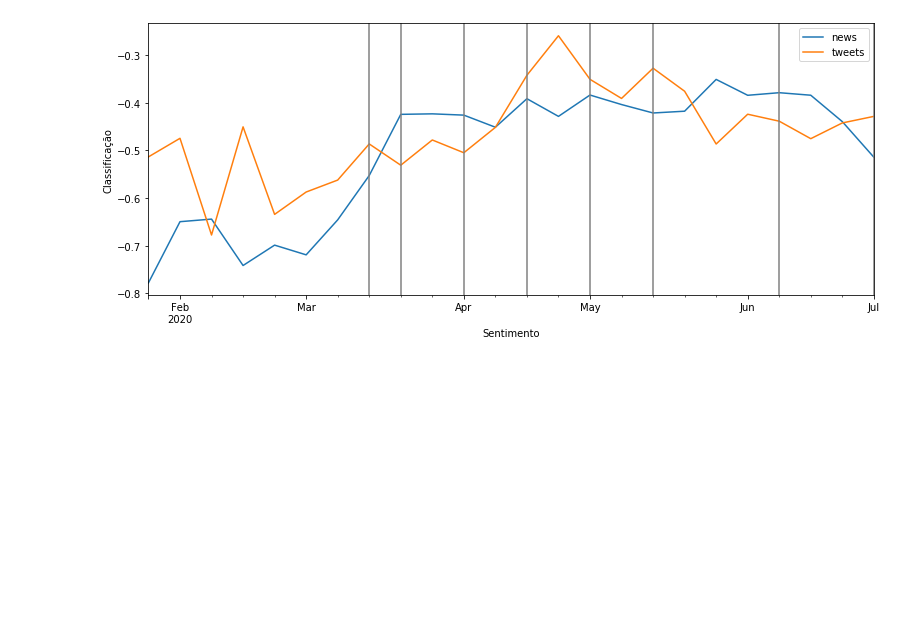
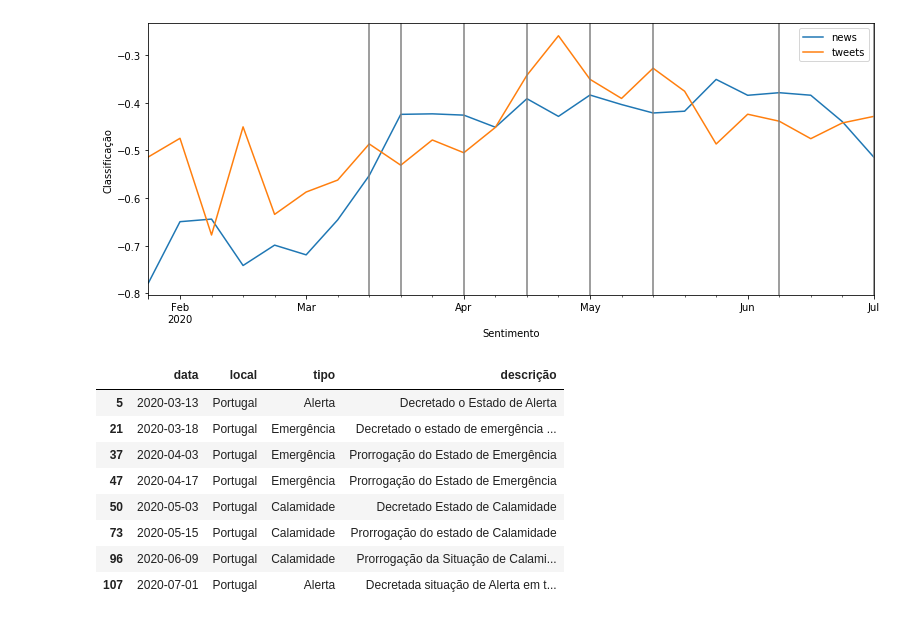
Before and after one commit to dssg-pt/miniproject-sentimentanalysis-covid, a Jupyter notebook: notebooks/news and tweets combined - analysis.ipynb, the cells around one changed output. Drawn from its saved outputs; the diff is of its cells as text; code cells hidden in the pictures; blank space fills up the shorter version.

```diff
--- a/notebooks/news and tweets combined - analysis.ipynb
+++ b/notebooks/news and tweets combined - analysis.ipynb
@@ -324,3 +336,15 @@ for row_id, row_values in df_medidas.iterrows():
 plt.show()
 # %% [output]
 [figure]
+# %%
+df_medidas
+# %% [output]
+|  | data | local | tipo | descrição |
+| 5 | 2020-03-13 | Portugal | Alerta | Decretado o Estado de Alerta |
+| 21 | 2020-03-18 | Portugal | Emergência | Decretado o estado de emergência ... |
+| 37 | 2020-04-03 | Portugal | Emergência | Prorrogação do Estado de Emergência |
+| 47 | 2020-04-17 | Portugal | Emergência | Prorrogação do Estado de Emergência |
+| 50 | 2020-05-03 | Portugal | Calamidade | Decretado Estado de Calamidade |
+| 73 | 2020-05-15 | Portugal | Calamidade | Prorrogação do estado de Calamidade |
+| 96 | 2020-06-09 | Portugal | Calamidade | Prorrogação da Situação de Calami... |
+| 107 | 2020-07-01 | Portugal | Alerta | Decretada situação de Alerta em t... |
```
Also changed, not shown: parts of 1 cell of this notebook.
